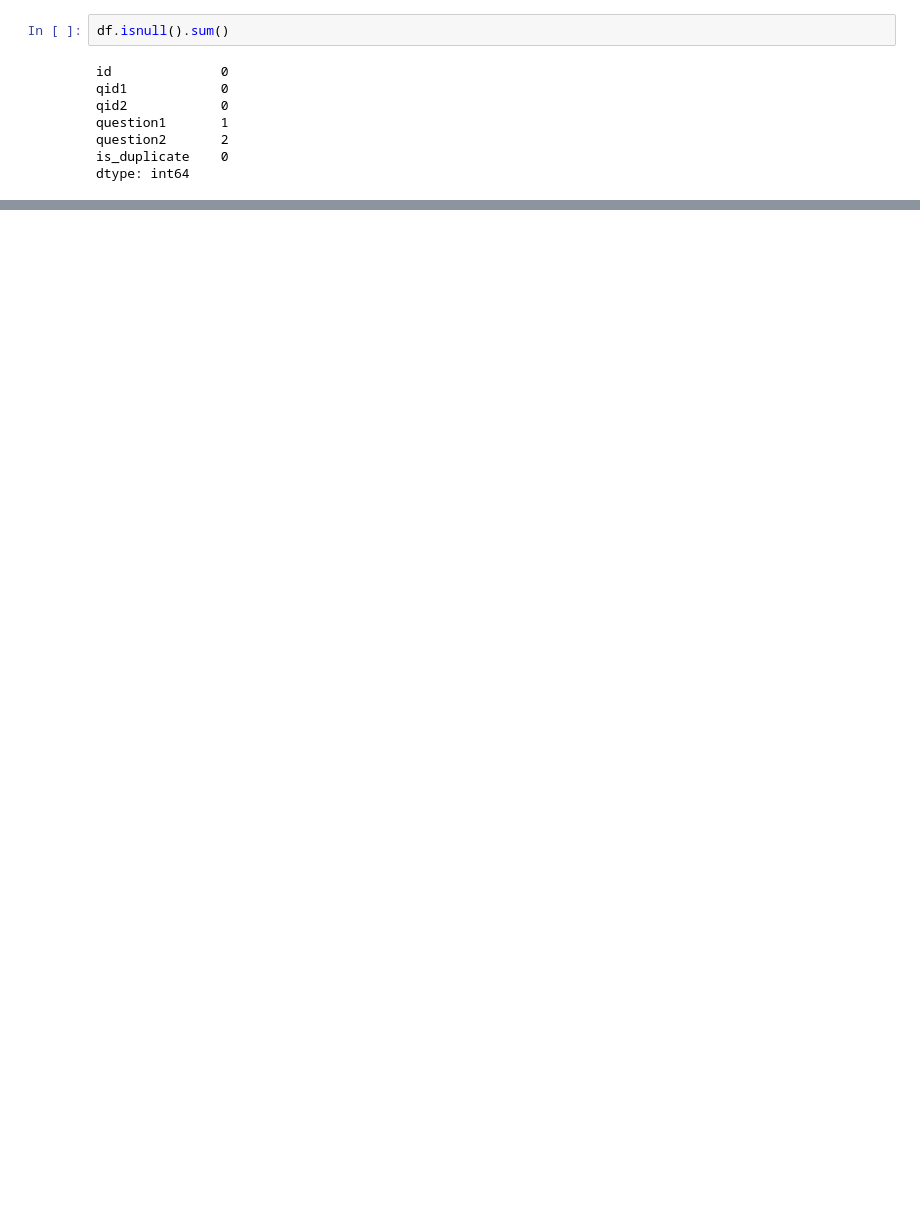
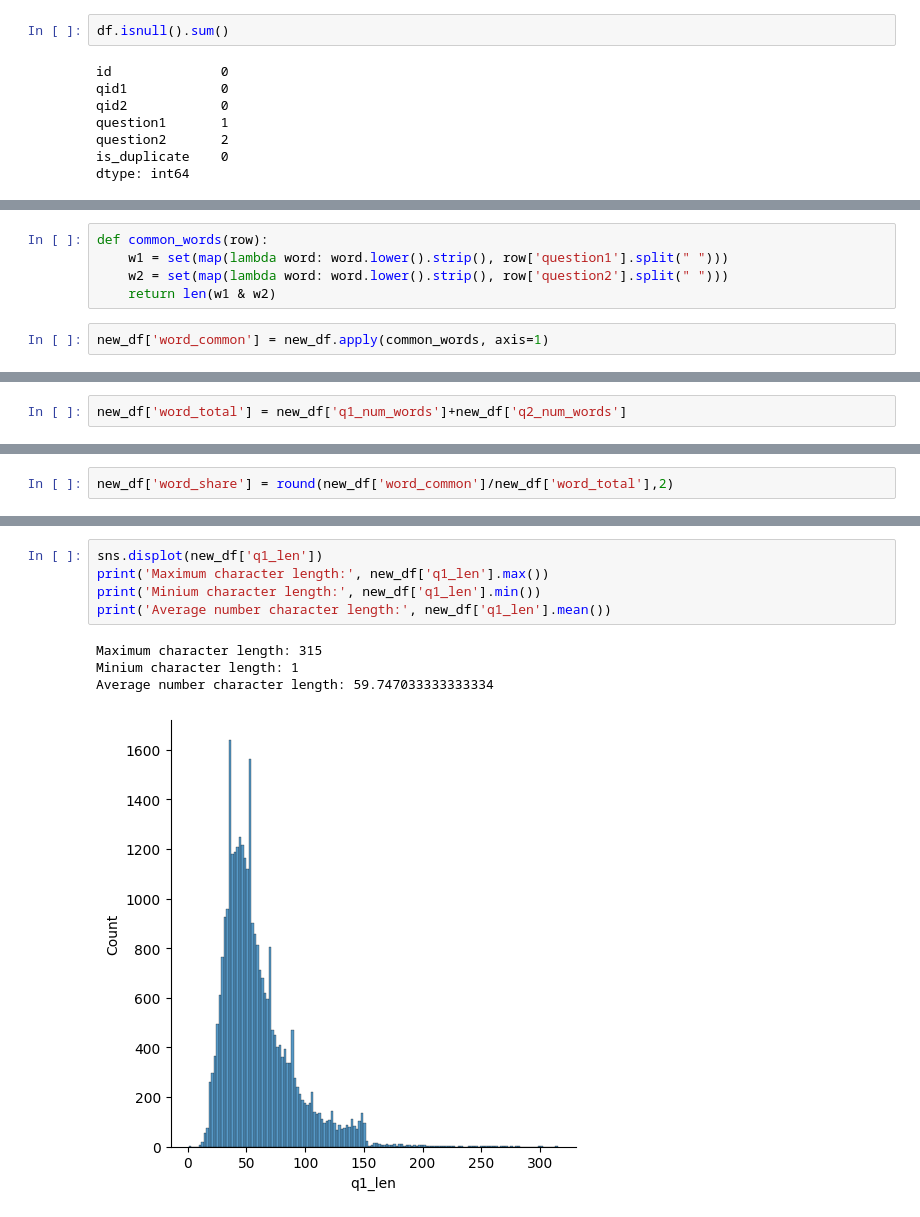
Before and after one commit to romi4odin/lotOfProjects, a Jupyter notebook: initial_EDA.ipynb, the cells around one changed output, grey strips where cells are left out. Drawn from its saved outputs; the diff is of its cells as text; blank space fills up the shorter version.

```diff
--- a/initial_EDA.ipynb
+++ b/initial_EDA.ipynb
@@ -175,0 +101,7 @@ accuracy_score(y_test, y_pred)
+# %%
+def common_words(row):
+    w1 = set(map(lambda word: word.lower().strip(), row['question1'].split(" ")))
+    w2 = set(map(lambda word: word.lower().strip(), row['question2'].split(" ")))
+    return len(w1 & w2)
+# %%
+new_df['word_common'] = new_df.apply(common_words, axis=1)
@@ -175,0 +124,2 @@ accuracy_score(y_test, y_pred)
+# %%
+new_df['word_total'] = new_df['q1_num_words']+new_df['q2_num_words']
@@ -175,0 +142,2 @@ accuracy_score(y_test, y_pred)
+# %%
+new_df['word_share'] = round(new_df['word_common']/new_df['word_total'],2)
@@ -175,0 +160,10 @@ accuracy_score(y_test, y_pred)
+# %%
+sns.displot(new_df['q1_len'])
+print('Maximum character length:', new_df['q1_len'].max())
+print('Minium character length:', new_df['q1_len'].min())
+print('Average number character length:', new_df['q1_len'].mean())
+# %% [output]
+Maximum character length: 315
+Minium character length: 1
+Average number character length: 59.747033333333334
+[figure, added]
```
Also changed, not shown: parts of 69 cells of this notebook.
